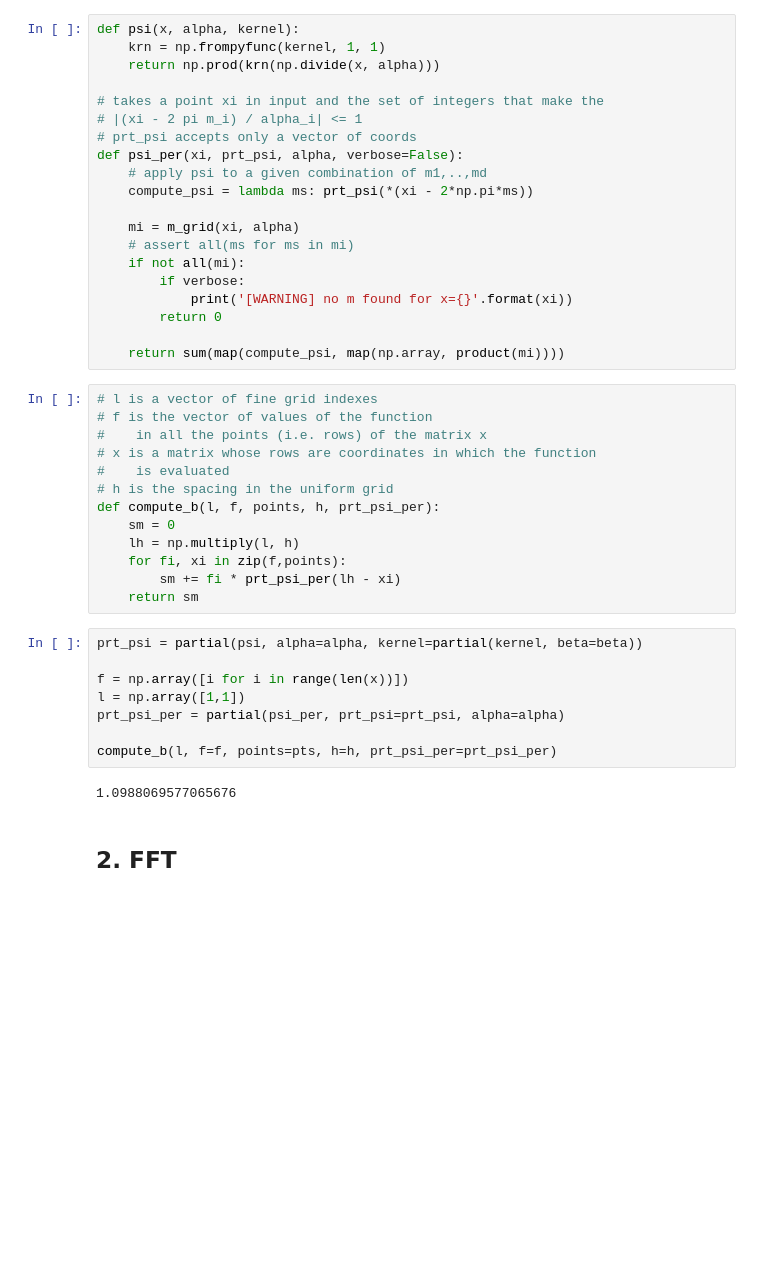
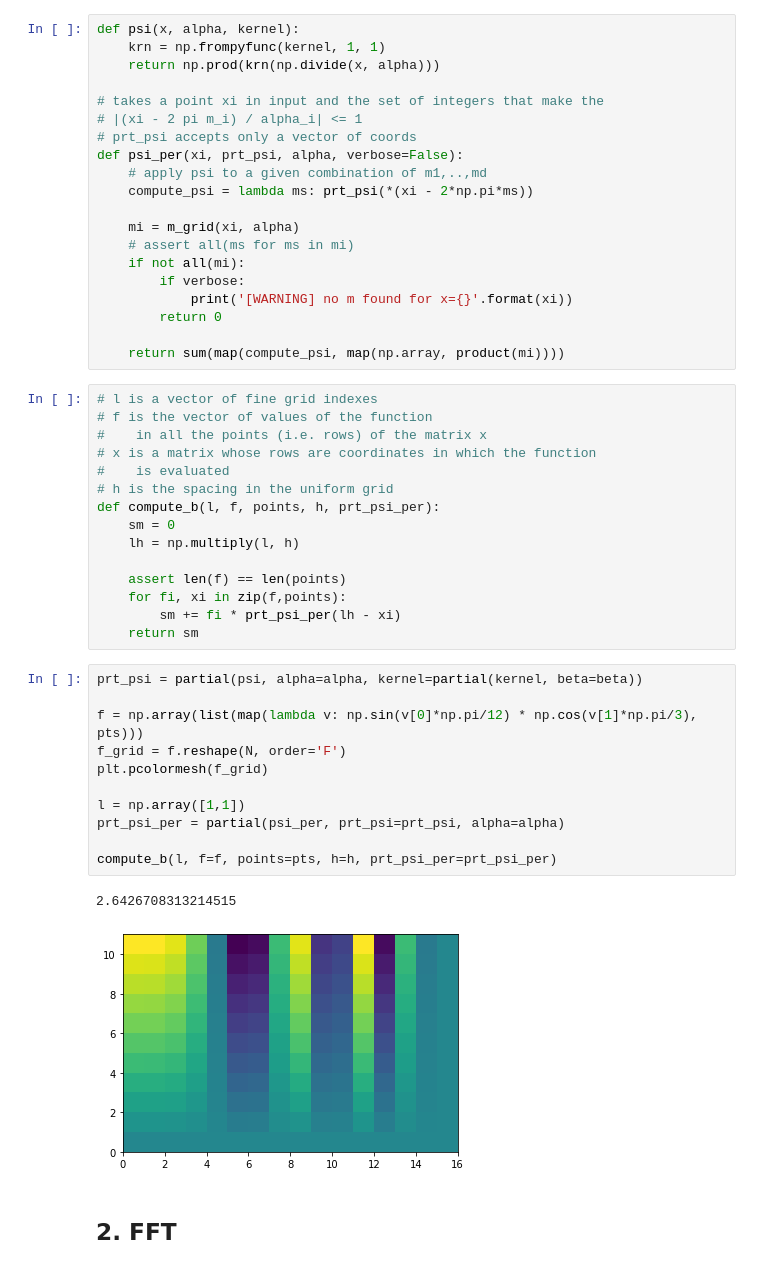
Before and after one commit to fAndreuzzi/spreading-nonuniform-grid, a Jupyter notebook: NUFFT.ipynb, the cells around one changed output. Saved outputs shown, nothing was run; the diff lists cells and outputs as text; blank space fills up the shorter version.

```diff
--- a/NUFFT.ipynb
+++ b/NUFFT.ipynb
@@ -89,19 +89,25 @@ def psi_per(xi, prt_psi, alpha, verbose=False):
 def compute_b(l, f, points, h, prt_psi_per):
     sm = 0
     lh = np.multiply(l, h)
+
+    assert len(f) == len(points)
     for fi, xi in zip(f,points):
         sm += fi * prt_psi_per(lh - xi)
     return sm
 # %%
 prt_psi = partial(psi, alpha=alpha, kernel=partial(kernel, beta=beta))
 
-f = np.array([i for i in range(len(x))])
+f = np.array(list(map(lambda v: np.sin(v[0]*np.pi/12) * np.cos(v[1]*np.pi/3), pts)))
+f_grid = f.reshape(N, order='F')
+plt.pcolormesh(f_grid)
+
 l = np.array([1,1])
 prt_psi_per = partial(psi_per, prt_psi=prt_psi, alpha=alpha)
 
 compute_b(l, f=f, points=pts, h=h, prt_psi_per=prt_psi_per)
 # %% [output]
-1.0988069577065676
+2.6426708313214515
+[figure, added]
 # %% [markdown]
 ## 2. FFT
 # %%
```
Also changed, not shown: parts of 12 cells of this notebook.
